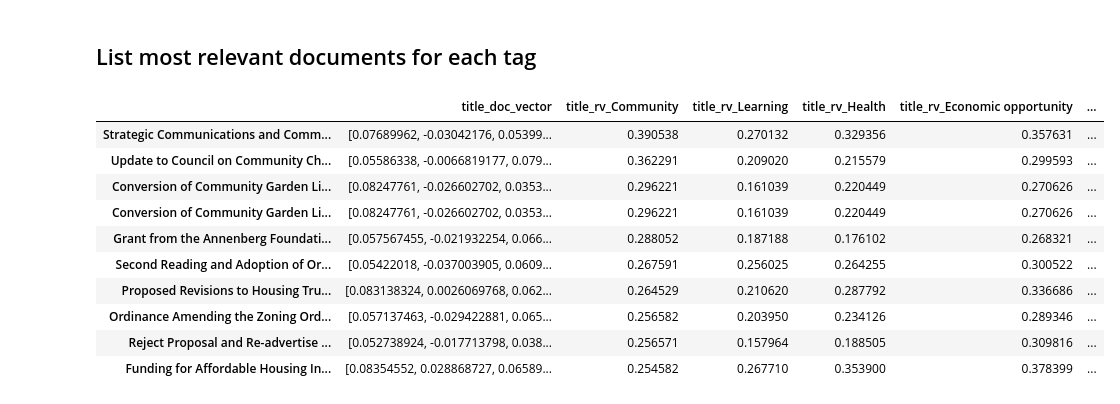
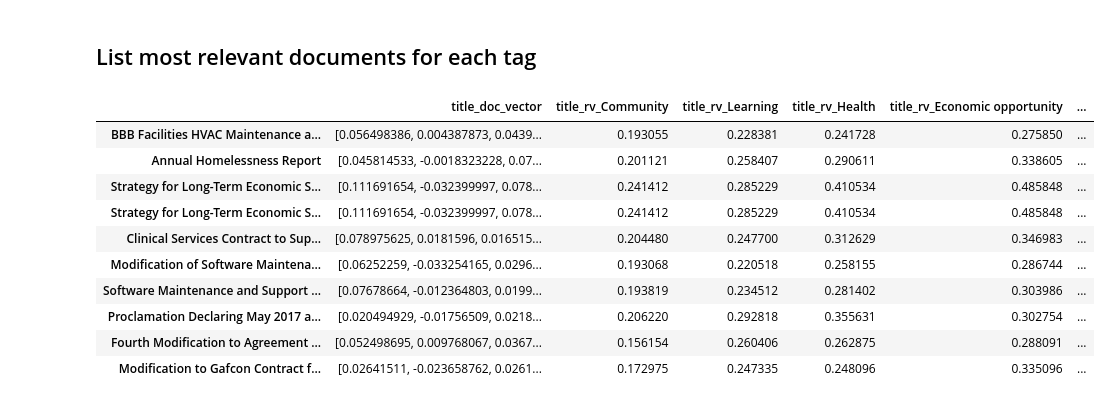
Before and after one commit to eselkin/CouncilML, a Jupyter notebook: doc_embedder/doc_embedder_nb.ipynb, the cells around one changed output. Cells and saved outputs as stored; diff of their text form; code cells hidden in the pictures.

```diff
--- a/doc_embedder/doc_embedder_nb.ipynb
+++ b/doc_embedder/doc_embedder_nb.ipynb
@@ -142,16 +142,16 @@ plot_relevancy_vector(agenda_dfs.iloc[0,1:], agenda_dfs.index[0])
 # %% [markdown]
 ## List most relevant documents for each tag
 # %%
-agenda_dfs.sort_values(by="title_rv_Community", ascending=False).head(10)
+agenda_dfs.sort_values(by="title_rv_Sanitation", ascending=False).head(10)
 # %% [output]
 |  | title_doc_vector | title_rv_Community | title_rv_Learning | title_rv_Health | title_rv_Economic opportunity | ... |
-| Strategic Communications and Comm... | [0.07689962, -0.03042176, 0.05399... | 0.390538 | 0.270132 | 0.329356 | 0.357631 | ... |
-| Update to Council on Community Ch... | [0.05586338, -0.0066819177, 0.079... | 0.362291 | 0.209020 | 0.215579 | 0.299593 | ... |
-| Conversion of Community Garden Li... | [0.08247761, -0.026602702, 0.0353... | 0.296221 | 0.161039 | 0.220449 | 0.270626 | ... |
-| Conversion of Community Garden Li... | [0.08247761, -0.026602702, 0.0353... | 0.296221 | 0.161039 | 0.220449 | 0.270626 | ... |
-| Grant from the Annenberg Foundati... | [0.057567455, -0.021932254, 0.066... | 0.288052 | 0.187188 | 0.176102 | 0.268321 | ... |
-| Second Reading and Adoption of Or... | [0.05422018, -0.037003905, 0.0609... | 0.267591 | 0.256025 | 0.264255 | 0.300522 | ... |
-| Proposed Revisions to Housing Tru... | [0.083138324, 0.0026069768, 0.062... | 0.264529 | 0.210620 | 0.287792 | 0.336686 | ... |
-| Ordinance Amending the Zoning Ord... | [0.057137463, -0.029422881, 0.065... | 0.256582 | 0.203950 | 0.234126 | 0.289346 | ... |
-| Reject Proposal and Re-advertise ... | [0.052738924, -0.017713798, 0.038... | 0.256571 | 0.157964 | 0.188505 | 0.309816 | ... |
-| Funding for Affordable Housing In... | [0.08354552, 0.028868727, 0.06589... | 0.254582 | 0.267710 | 0.353900 | 0.378399 | ... |
+| BBB Facilities HVAC Maintenance a... | [0.056498386, 0.004387873, 0.0439... | 0.193055 | 0.228381 | 0.241728 | 0.275850 | ... |
+| Annual Homelessness Report | [0.045814533, -0.0018323228, 0.07... | 0.201121 | 0.258407 | 0.290611 | 0.338605 | ... |
+| Strategy for Long-Term Economic S... | [0.111691654, -0.032399997, 0.078... | 0.241412 | 0.285229 | 0.410534 | 0.485848 | ... |
+| Strategy for Long-Term Economic S... | [0.111691654, -0.032399997, 0.078... | 0.241412 | 0.285229 | 0.410534 | 0.485848 | ... |
+| Clinical Services Contract to Sup... | [0.078975625, 0.0181596, 0.016515... | 0.204480 | 0.247700 | 0.312629 | 0.346983 | ... |
+| Modification of Software Maintena... | [0.06252259, -0.033254165, 0.0296... | 0.193068 | 0.220518 | 0.258155 | 0.286744 | ... |
+| Software Maintenance and Support ... | [0.07678664, -0.012364803, 0.0199... | 0.193819 | 0.234512 | 0.281402 | 0.303986 | ... |
+| Proclamation Declaring May 2017 a... | [0.020494929, -0.01756509, 0.0218... | 0.206220 | 0.292818 | 0.355631 | 0.302754 | ... |
+| Fourth Modification to Agreement ... | [0.052498695, 0.009768067, 0.0367... | 0.156154 | 0.260406 | 0.262875 | 0.288091 | ... |
+| Modification to Gafcon Contract f... | [0.02641511, -0.023658762, 0.0261... | 0.172975 | 0.247335 | 0.248096 | 0.335096 | ... |
```
